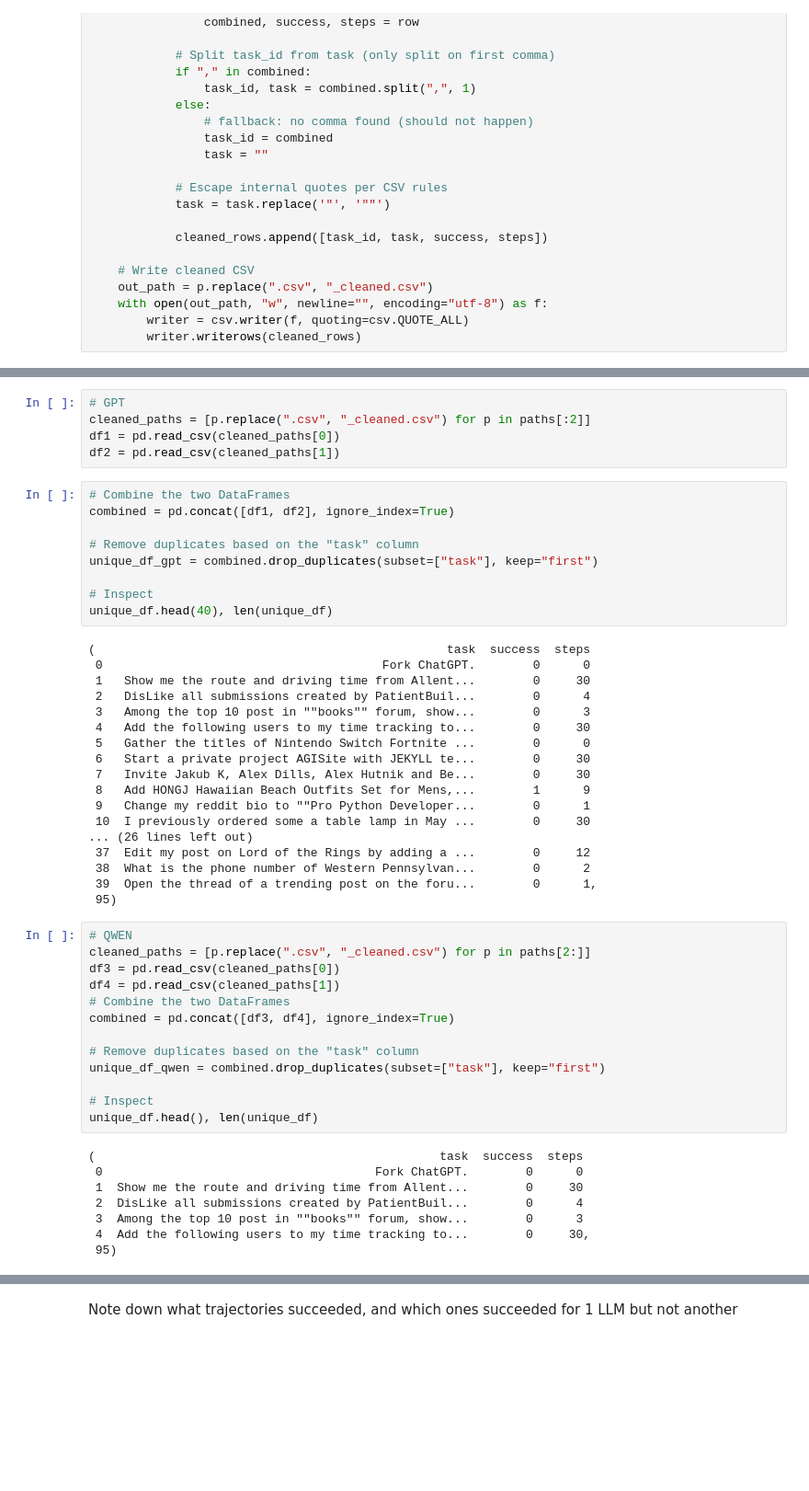
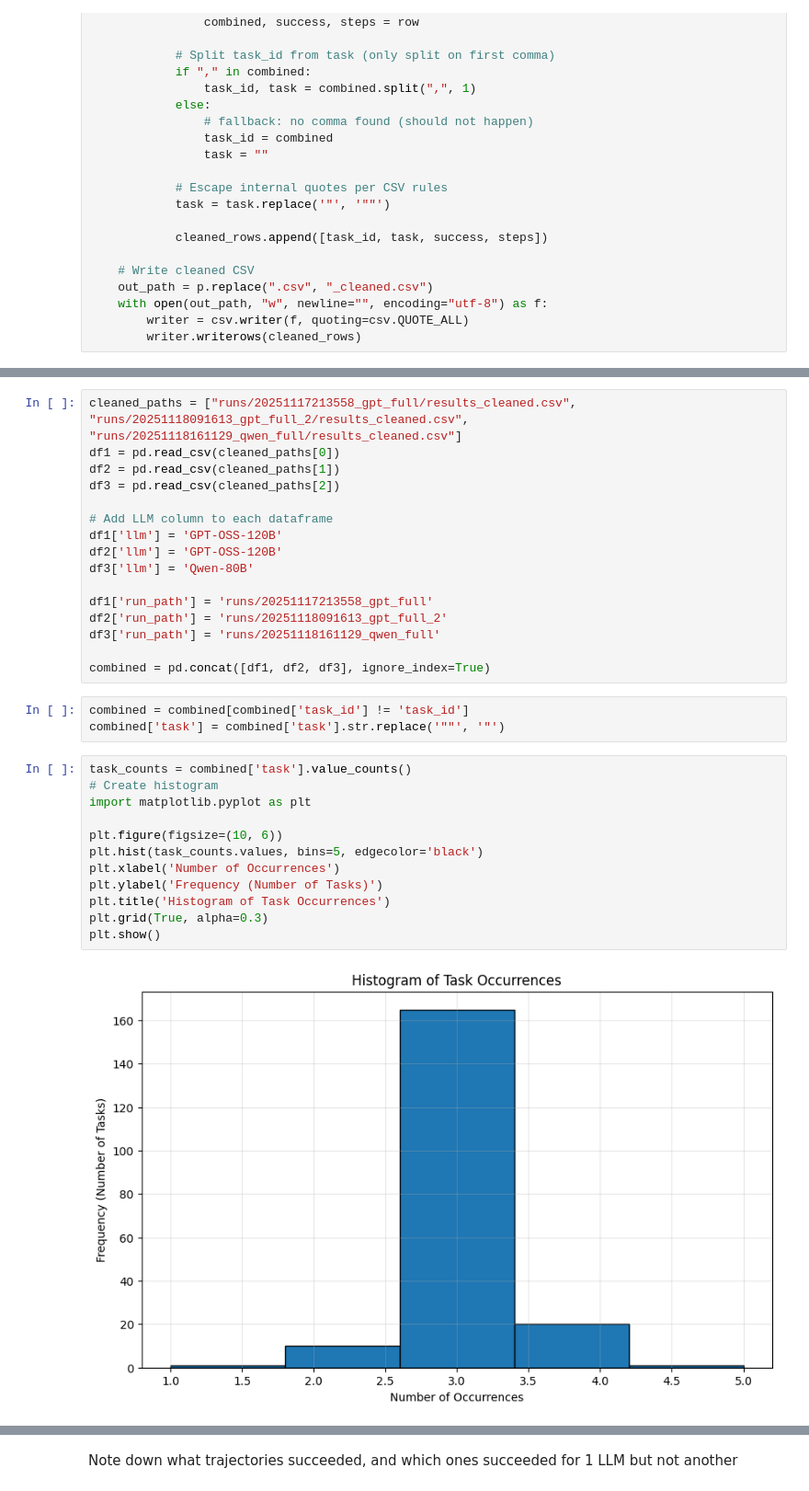
Before and after one commit to dean2727/ARMPA, a Jupyter notebook: webarena/trajectories_to_memories.ipynb, the cells around one changed output, grey strips where cells are left out. Shown at 92% size. Drawn from its saved outputs; the diff is of its cells as text; blank space fills up the shorter version.

```diff
--- a/webarena/trajectories_to_memories.ipynb
+++ b/webarena/trajectories_to_memories.ipynb
@@ -53,53 +67,33 @@ for p in paths:
 # %%
-# GPT
-cleaned_paths = [p.replace(".csv", "_cleaned.csv") for p in paths[:2]]
+cleaned_paths = ["runs/20251117213558_gpt_full/results_cleaned.csv", "runs/20251118091613_gpt_full_2/results_cleaned.csv", "runs/20251118161129_qwen_full/results_cleaned.csv"]
 df1 = pd.read_csv(cleaned_paths[0])
 df2 = pd.read_csv(cleaned_paths[1])
+df3 = pd.read_csv(cleaned_paths[2])
+
+# Add LLM column to each dataframe
+df1['llm'] = 'GPT-OSS-120B'
+df2['llm'] = 'GPT-OSS-120B'
+df3['llm'] = 'Qwen-80B'
+
+df1['run_path'] = 'runs/20251117213558_gpt_full'
+df2['run_path'] = 'runs/20251118091613_gpt_full_2'
+df3['run_path'] = 'runs/20251118161129_qwen_full'
+
+combined = pd.concat([df1, df2, df3], ignore_index=True)
-# %%
-# Combine the two DataFrames
-combined = pd.concat([df1, df2], ignore_index=True)
-
-# Remove duplicates based on the "task" column
-unique_df_gpt = combined.drop_duplicates(subset=["task"], keep="first")
-
-# Inspect
-unique_df.head(40), len(unique_df)
-# %% [output]
-(                                                 task  success  steps
- 0                                       Fork ChatGPT.        0      0
- 1   Show me the route and driving time from Allent...        0     30
- 2   DisLike all submissions created by PatientBuil...        0      4
- 3   Among the top 10 post in ""books"" forum, show...        0      3
- 4   Add the following users to my time tracking to...        0     30
- 5   Gather the titles of Nintendo Switch Fortnite ...        0      0
- 6   Start a private project AGISite with JEKYLL te...        0     30
- 7   Invite Jakub K, Alex Dills, Alex Hutnik and Be...        0     30
- 8   Add HONGJ Hawaiian Beach Outfits Set for Mens,...        1      9
- 9   Change my reddit bio to ""Pro Python Developer...        0      1
- 10  I previously ordered some a table lamp in May ...        0     30
-... (26 lines left out)
- 37  Edit my post on Lord of the Rings by adding a ...        0     12
- 38  What is the phone number of Western Pennsylvan...        0      2
- 39  Open the thread of a trending post on the foru...        0      1,
- 95)
-# %%
-# QWEN
-cleaned_paths = [p.replace(".csv", "_cleaned.csv") for p in paths[2:]]
-df3 = pd.read_csv(cleaned_paths[0])
-df4 = pd.read_csv(cleaned_paths[1])
-# Combine the two DataFrames
-combined = pd.concat([df3, df4], ignore_index=True)
-
-# Remove duplicates based on the "task" column
-unique_df_qwen = combined.drop_duplicates(subset=["task"], keep="first")
-
-# Inspect
-unique_df.head(), len(unique_df)
-# %% [output]
-(                                                task  success  steps
- 0                                      Fork ChatGPT.        0      0
- 1  Show me the route and driving time from Allent...        0     30
- 2  DisLike all submissions created by PatientBuil...        0      4
- 3  Among the top 10 post in ""books"" forum, show...        0      3
- 4  Add the following users to my time tracking to...        0     30,
- 95)
+# %%
+combined = combined[combined['task_id'] != 'task_id']
+combined['task'] = combined['task'].str.replace('""', '"')
+# %%
+task_counts = combined['task'].value_counts()
+# Create histogram
+import matplotlib.pyplot as plt
+
+plt.figure(figsize=(10, 6))
+plt.hist(task_counts.values, bins=5, edgecolor='black')
+plt.xlabel('Number of Occurrences')
+plt.ylabel('Frequency (Number of Tasks)')
+plt.title('Histogram of Task Occurrences')
+plt.grid(True, alpha=0.3)
+plt.show()
+# %% [output]
+[figure, added]
```
Also changed, not shown: parts of 23 cells of this notebook, 2 other files.
